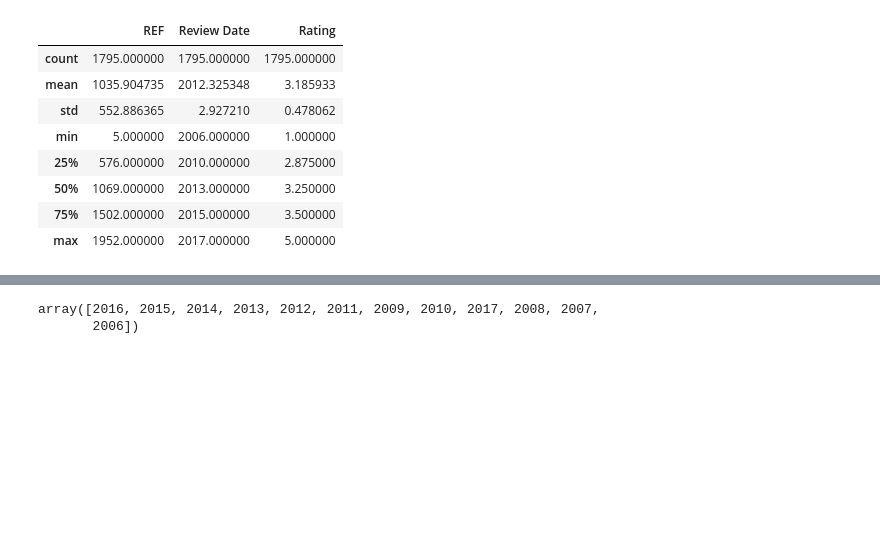
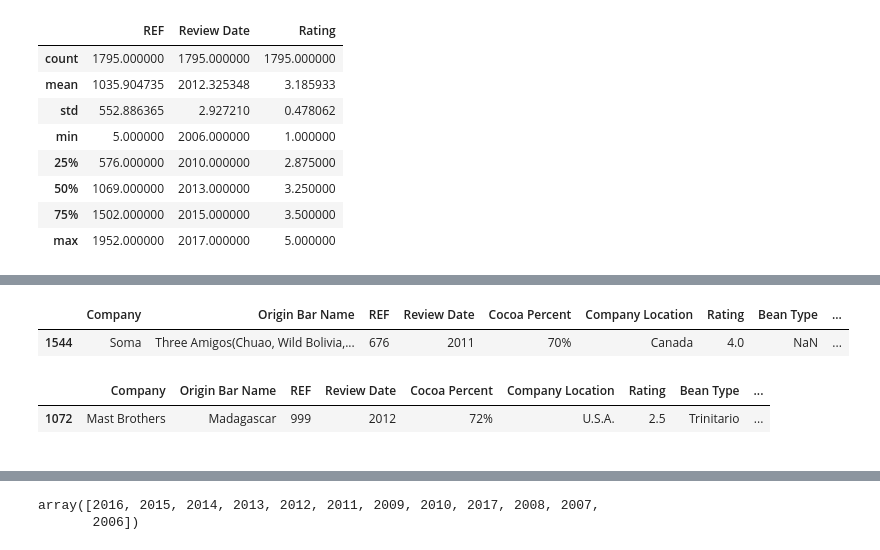
Before and after one commit to BunLinh/Homeworksubmissions, a Jupyter notebook: Copy_of_Team_1_Chocolate_Bar.ipynb, the cells around one changed output, grey strips where cells are left out. Drawn from its saved outputs; the diff is of its cells as text; code cells hidden in the pictures; blank space fills up the shorter version.

```diff
--- a/Copy_of_Team_1_Chocolate_Bar.ipynb
+++ b/Copy_of_Team_1_Chocolate_Bar.ipynb
@@ -194,4 +217,16 @@ Broad Bean Origin                   1
 dtype: int64
+# %%
+choco_bar[choco_bar['Bean Type'].isnull()]
+# %% [output]
+|  | Company | Origin Bar Name | REF | Review Date | Cocoa Percent | Company Location | Rating | Bean Type | ... |
+| 1544 | Soma | Three Amigos(Chuao, Wild Bolivia,... | 676 | 2011 | 70% | Canada | 4.0 | NaN | ... |
+# %%
+choco_bar[choco_bar['Bean Origin'].isnull()]
+# %% [output]
+|  | Company | Origin Bar Name | REF | Review Date | Cocoa Percent | Company Location | Rating | Bean Type | ... |
+| 1072 | Mast Brothers | Madagascar | 999 | 2012 | 72% | U.S.A. | 2.5 | Trinitario | ... |
+# %% [markdown]
+<!--2 thuộc tính null không trùng nhau  -->
 # %%
 # Fill the blanks
 choco_bar['Bean Type'].fillna(value=' ', inplace=True)
```
Also changed, not shown: parts of 26 cells of this notebook.
